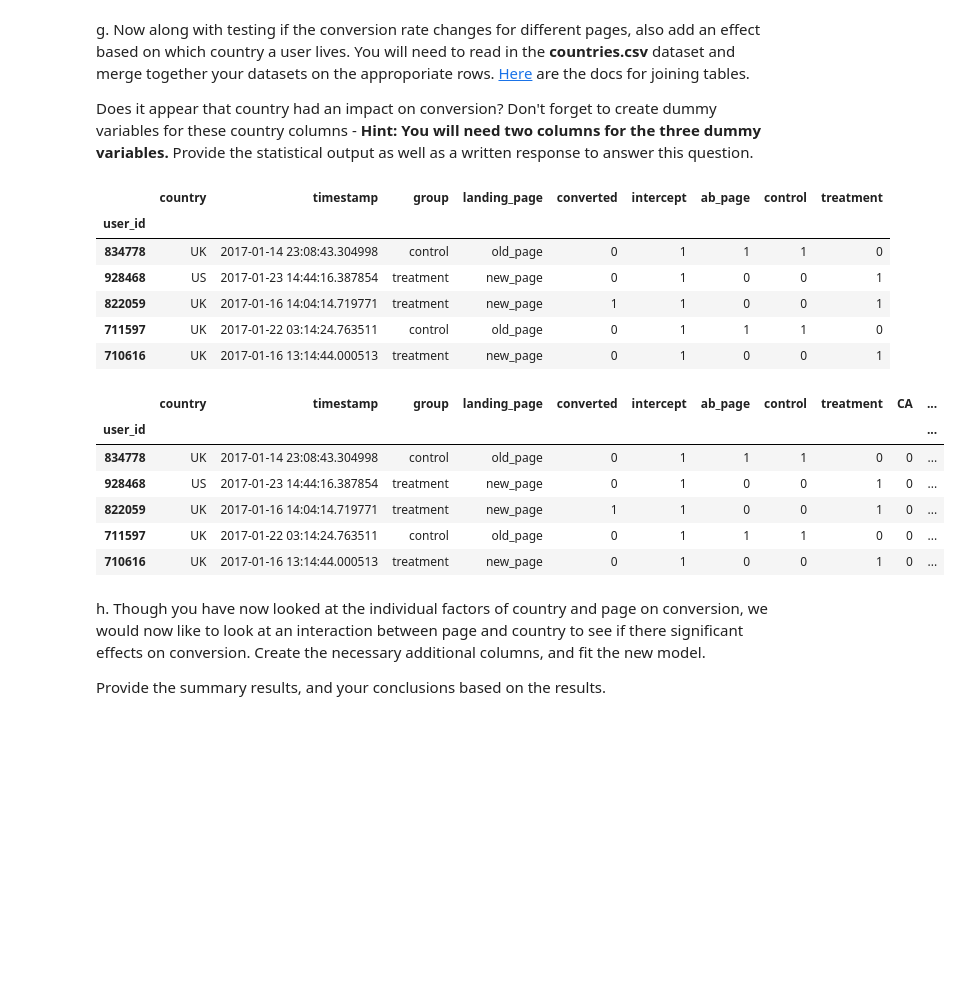
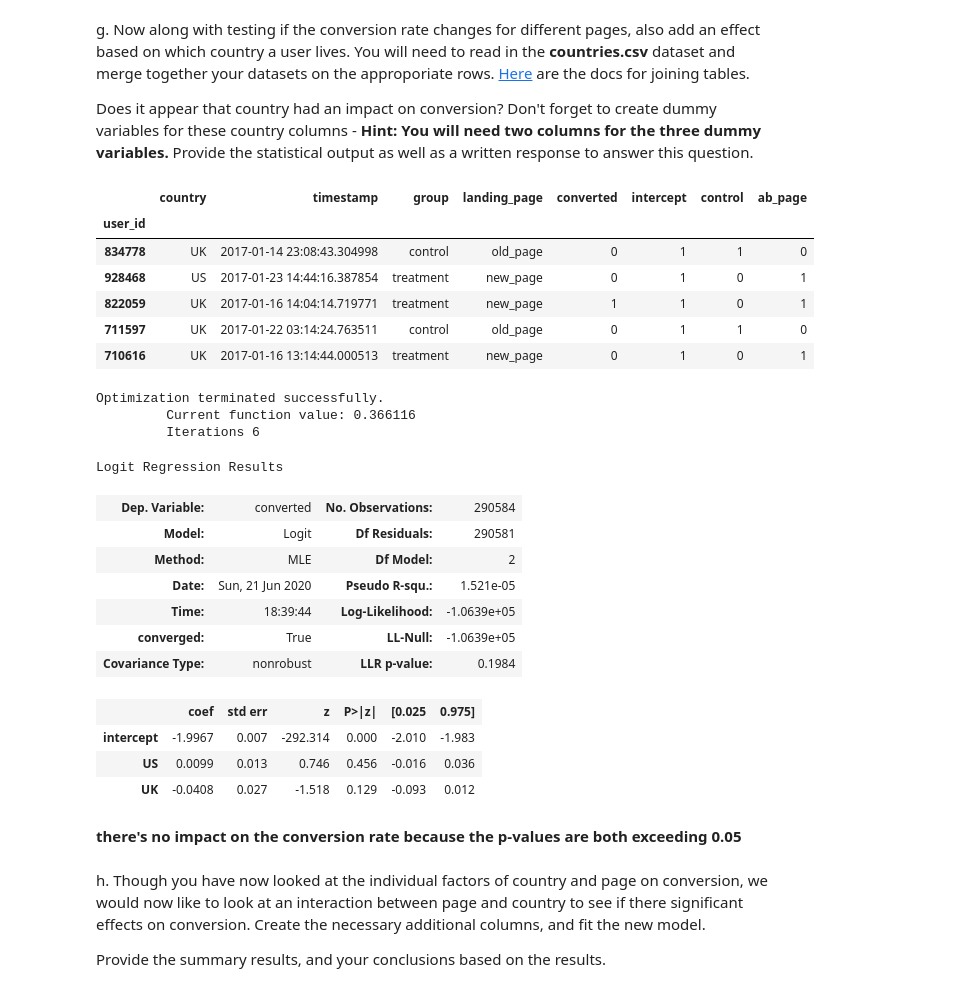
Before and after one commit to osailansamar/Udacity-DataAnalysis-AnalyzeABTest, a Jupyter notebook: Analyze_ab_test_results_notebook.ipynb, the cells around one changed output. Cells and saved outputs as stored; diff of their text form; code cells hidden in the pictures; blank space fills up the shorter version.

```diff
--- a/Analyze_ab_test_results_notebook.ipynb
+++ b/Analyze_ab_test_results_notebook.ipynb
@@ -290,6 +301,5 @@ b. The goal is to use **statsmodels** to fit the regression model you specified
 # %%
 df2['intercept'] = 1
-ab_page = ['control','treatment']
-df2['ab_page'] = pd.get_dummies(df2['group'])
+df2[['control', 'ab_page']] = pd.get_dummies(df2['group'])
 df2.head()
 # %% [output]
@@ -342,30 +352,44 @@ g. Now along with testing if the conversion rate changes for different pages, al
 
 Does it appear that country had an impact on conversion?  Don't forget to create dummy variables for these country columns - **Hint: You will need two columns for the three dummy variables.** Provide the statistical output as well as a written response to answer this question.
 # %%
+#load the dataset that will join with ab_test dataset
 countries_df = pd.read_csv('./countries.csv')
 df_new = countries_df.set_index('user_id').join(df2.set_index('user_id'), how='inner')
 df_new.head()
 # %% [output]
-|  | country | timestamp | group | landing_page | converted | intercept | ab_page | control | treatment |
-| user_id |  |  |  |  |  |  |  |  |  |
-| 834778 | UK | 2017-01-14 23:08:43.304998 | control | old_page | 0 | 1 | 1 | 1 | 0 |
-| 928468 | US | 2017-01-23 14:44:16.387854 | treatment | new_page | 0 | 1 | 0 | 0 | 1 |
-| 822059 | UK | 2017-01-16 14:04:14.719771 | treatment | new_page | 1 | 1 | 0 | 0 | 1 |
-| 711597 | UK | 2017-01-22 03:14:24.763511 | control | old_page | 0 | 1 | 1 | 1 | 0 |
-| 710616 | UK | 2017-01-16 13:14:44.000513 | treatment | new_page | 0 | 1 | 0 | 0 | 1 |
+|  | country | timestamp | group | landing_page | converted | intercept | control | ab_page |
+| user_id |  |  |  |  |  |  |  |  |
+| 834778 | UK | 2017-01-14 23:08:43.304998 | control | old_page | 0 | 1 | 1 | 0 |
+| 928468 | US | 2017-01-23 14:44:16.387854 | treatment | new_page | 0 | 1 | 0 | 1 |
+| 822059 | UK | 2017-01-16 14:04:14.719771 | treatment | new_page | 1 | 1 | 0 | 1 |
+| 711597 | UK | 2017-01-22 03:14:24.763511 | control | old_page | 0 | 1 | 1 | 0 |
+| 710616 | UK | 2017-01-16 13:14:44.000513 | treatment | new_page | 0 | 1 | 0 | 1 |
 # %%
 ### Create the necessary dummy variables
 df_new['intercept'] = 1
-df_new[['CA','UK','US']]=pd.get_dummies(df_new['country'])
-df_new.head()
+df_new[['UK','US', 'CA']]=pd.get_dummies(df_new['country'])
+# create model with two countries columns
+model = sm.Logit(df_new['converted'], df_new[['intercept', 'US','UK']])
+rslts = model.fit()
+rslts.summary()
 # %% [output]
+Optimization terminated successfully.
+         Current function value: 0.366116
+         Iterations 6
+Logit Regression Results
-|  | country | timestamp | group | landing_page | converted | intercept | ab_page | control | treatment | CA | ... |
-| user_id |  |  |  |  |  |  |  |  |  |  | ... |
-| 834778 | UK | 2017-01-14 23:08:43.304998 | control | old_page | 0 | 1 | 1 | 1 | 0 | 0 | ... |
-| 928468 | US | 2017-01-23 14:44:16.387854 | treatment | new_page | 0 | 1 | 0 | 0 | 1 | 0 | ... |
-| 822059 | UK | 2017-01-16 14:04:14.719771 | treatment | new_page | 1 | 1 | 0 | 0 | 1 | 0 | ... |
-| 711597 | UK | 2017-01-22 03:14:24.763511 | control | old_page | 0 | 1 | 1 | 1 | 0 | 0 | ... |
-| 710616 | UK | 2017-01-16 13:14:44.000513 | treatment | new_page | 0 | 1 | 0 | 0 | 1 | 0 | ... |
+| Dep. Variable: | converted | No. Observations: | 290584 |
+| Model: | Logit | Df Residuals: | 290581 |
+| Method: | MLE | Df Model: | 2 |
+| Date: | Sun, 21 Jun 2020 | Pseudo R-squ.: | 1.521e-05 |
+| Time: | 18:39:44 | Log-Likelihood: | -1.0639e+05 |
+| converged: | True | LL-Null: | -1.0639e+05 |
+| Covariance Type: | nonrobust | LLR p-value: | 0.1984 |
+|  | coef | std err | z | P>|z| | [0.025 | 0.975] |
+| intercept | -1.9967 | 0.007 | -292.314 | 0.000 | -2.010 | -1.983 |
+| US | 0.0099 | 0.013 | 0.746 | 0.456 | -0.016 | 0.036 |
+| UK | -0.0408 | 0.027 | -1.518 | 0.129 | -0.093 | 0.012 |
+# %% [markdown]
+**there's no impact on the conversion rate because the p-values are both exceeding 0.05**
 # %% [markdown]
 h. Though you have now looked at the individual factors of country and page on conversion, we would now like to look at an interaction between page and country to see if there significant effects on conversion.  Create the necessary additional columns, and fit the new model.
 
```
Also changed, not shown: parts of 13 cells of this notebook.
